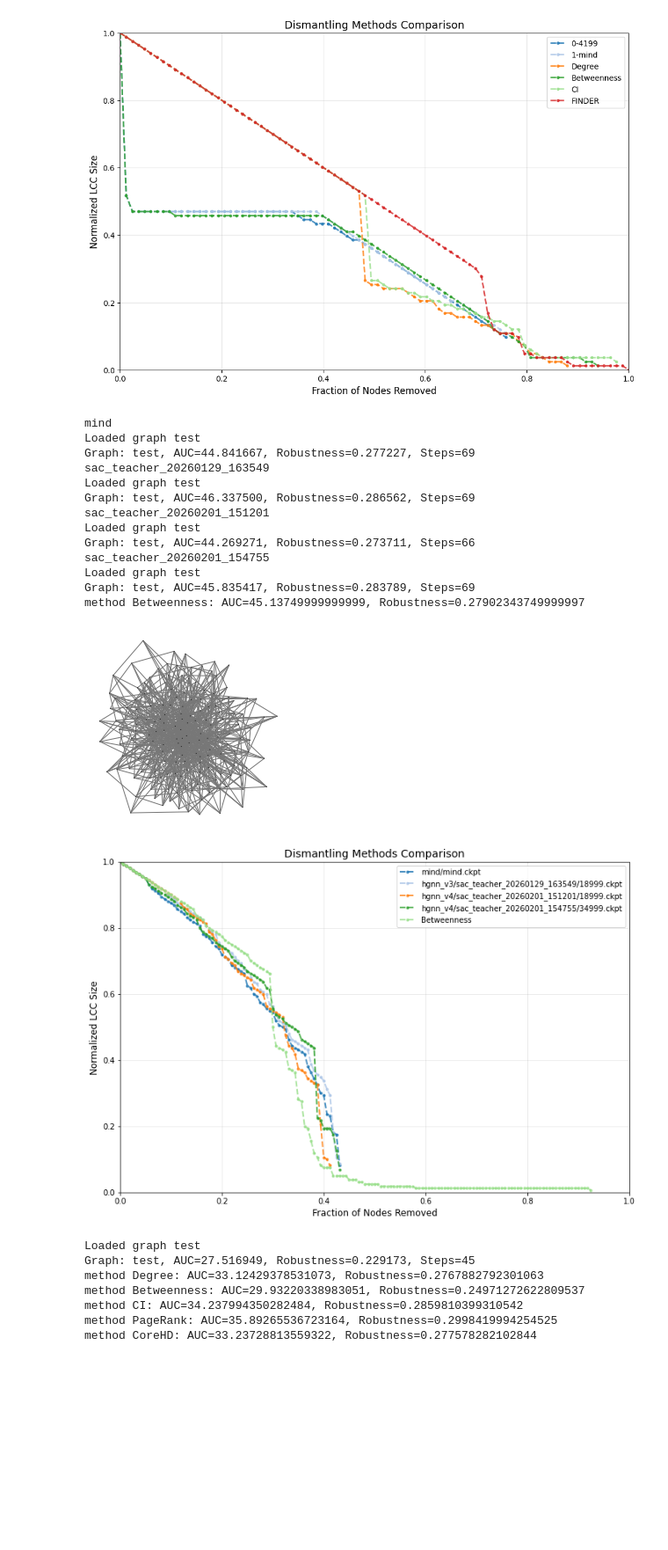
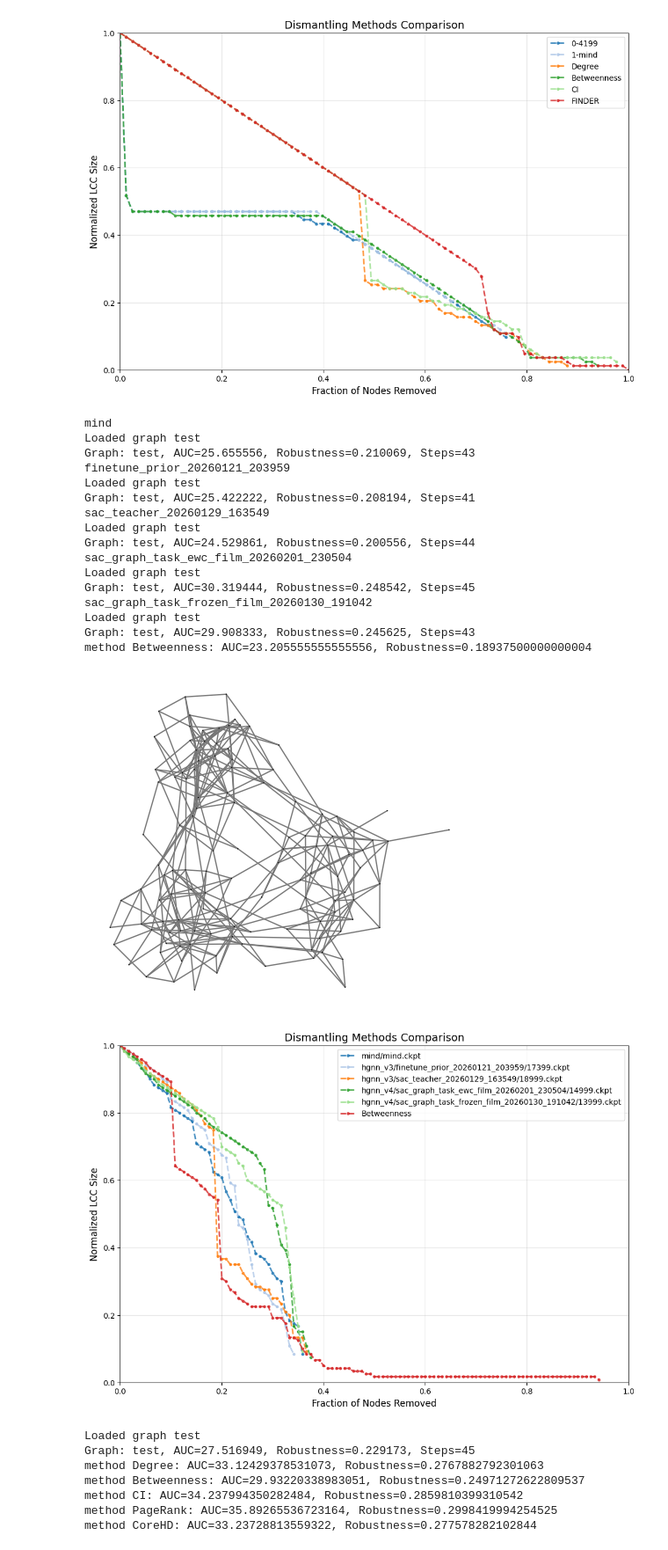
Before and after one commit to Rich-Chaw/MIND-ND, a Jupyter notebook: baseline.ipynb, the cells around one changed output. Shown at 88% size. Cells and saved outputs as stored; diff of their text form; code cells hidden in the pictures; blank space fills up the shorter version.

```diff
--- a/baseline.ipynb
+++ b/baseline.ipynb
@@ -61,8 +67,7 @@ G = load_g("graphs/simple/simple_100.pkl",name="test")
 test_auc, test_robustness, test_removals = mind_wrapper(
     G,
     # ckpt_pth = 'saved/mind/mind.ckpt',
-    # ckpt_pth= 'saved/hgnn_v4/sac_graph_task_fixed_film_20260130_191042/13999.ckpt',
-    ckpt_pth = 'saved/hgnn_v4/sac_teacher_betweenness_20260201_151201/40999.ckpt',
+    ckpt_pth= 'saved/hgnn_v4/sac_graph_task_frozen_film_20260130_191042/13999.ckpt',
     step_ratio = 0
 )
 
@@ -176,7 +181,7 @@ g = SBM(120,p_in=0.12,p_out=0.007,num_blocks=3)
 # g = WS(80, k=8, p=0.5)
 # g = barbell(120,p_in=0.1,path_len=3,type="ER")
 # g = ER(80,0.2)
-g = BA(160,m=5)
+# g = BA(160,m=5)
 
 g['name'] = 'test'
 g = g.subgraph(max(g.connected_components(), key=len))
@@ -203,47 +208,50 @@ compare_mind_ckpts = [
                     # "saved/mind/finetune_prior_20260112_113700/13799.ckpt",
                     # "saved/hgnn_v2/finetune_prior_20260120_200915/19999.ckpt",
                     # "saved/mind/finetune_prior_20260121_113317/19999.ckpt",
-                    # "saved/hgnn_v3/finetune_prior_20260121_203959/17399.ckpt",
+                    "saved/hgnn_v3/finetune_prior_20260121_203959/17399.ckpt",
                     "saved/hgnn_v3/sac_teacher_20260129_163549/18999.ckpt",
-                    'saved/hgnn_v4/sac_teacher_20260201_151201/18999.ckpt',
-                    'saved/hgnn_v4/sac_teacher_20260201_154755/34999.ckpt',
+                    "saved/hgnn_v4/sac_graph_task_ewc_film_20260201_230504/14999.ckpt",
+                    "saved/hgnn_v4/sac_graph_task_frozen_film_20260130_191042/13999.ckpt",
                     ]
 
 for idx, ckpt_pth in enumerate(compare_mind_ckpts):
     _, _, test_removals  = mind_wrapper(g,step_ratio=0.0,ckpt_pth=ckpt_pth)
     method_name = ckpt_pth.split("/",1)[-1]
     all_results[method_name] = test_removals
 
 from baseline import baseline_dismantling,METHODS
 methods = {
     # "Spectral":METHODS['Spectral'],
     # "Degree":METHODS['Degree'],
     "Betweenness":METHODS['Betweenness'],
     # "BetweennessNA":METHODS['BetweennessNA'],
     # "CI": METHODS['CI'],
     # 'FINDER':METHODS['FINDER']
 }
 baseline_results = baseline_dismantling(g,methods,visualize=False)
 all_results.update(baseline_results)
 
 from visualize_dismantling import visualize_multiple_curve
 visualize_multiple_curve(g,all_results)
 # %% [output]
 mind
 Loaded graph test
-Graph: test, AUC=44.841667, Robustness=0.277227, Steps=69
+Graph: test, AUC=25.655556, Robustness=0.210069, Steps=43
+finetune_prior_20260121_203959
+Loaded graph test
+Graph: test, AUC=25.422222, Robustness=0.208194, Steps=41
 sac_teacher_20260129_163549
 Loaded graph test
-Graph: test, AUC=46.337500, Robustness=0.286562, Steps=69
-sac_teacher_20260201_151201
+Graph: test, AUC=24.529861, Robustness=0.200556, Steps=44
+sac_graph_task_ewc_film_20260201_230504
 Loaded graph test
-Graph: test, AUC=44.269271, Robustness=0.273711, Steps=66
-sac_teacher_20260201_154755
+Graph: test, AUC=30.319444, Robustness=0.248542, Steps=45
+sac_graph_task_frozen_film_20260130_191042
 Loaded graph test
-Graph: test, AUC=45.835417, Robustness=0.283789, Steps=69
-method Betweenness: AUC=45.13749999999999, Robustness=0.27902343749999997
+Graph: test, AUC=29.908333, Robustness=0.245625, Steps=43
+method Betweenness: AUC=23.205555555555556, Robustness=0.18937500000000004
-[figure, old version]
+[figure, new version]
-[figure, old version]
+[figure, new version]
 # %%
 import igraph as ig
 import os
```
Also changed, not shown: parts of 3 cells of this notebook, 19 other files.
